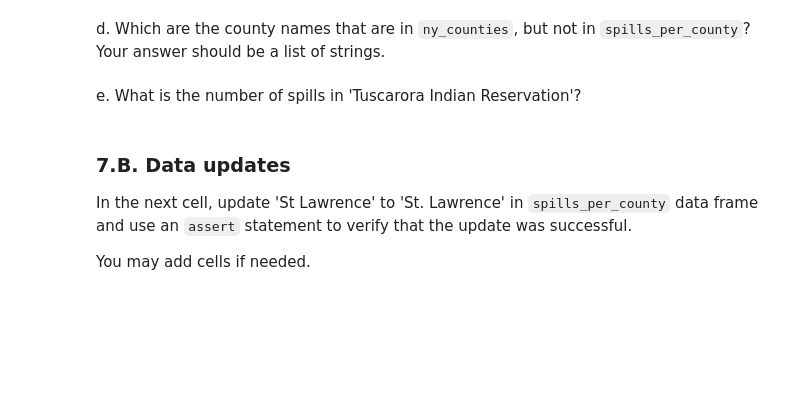
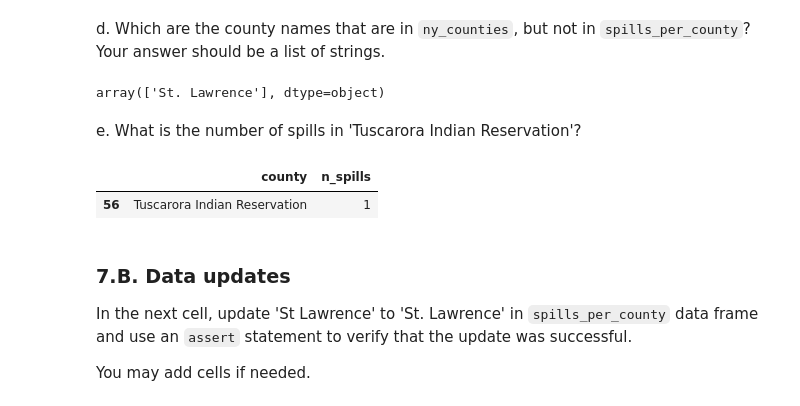
Before and after one commit to marinakochuten/eds220-hwk3, a Jupyter notebook: hwk3-task2-oil-spills.ipynb, the cells around one changed output. Drawn from its saved outputs; the diff is of its cells as text; code cells hidden in the pictures; blank space fills up the shorter version.

```diff
--- a/hwk3-task2-oil-spills.ipynb
+++ b/hwk3-task2-oil-spills.ipynb
@@ -422,3 +447,9 @@ diff_names_ny
+# %%
+# Find counties in ny_counties tha are not in spills_per_county
+diff_names_ny = np.setdiff1d(ny_counties.name.unique(), spills_per_county.county.unique())
+diff_names_ny
+# %% [output]
+array(['St. Lawrence'], dtype=object)
 # %% [markdown]
 
 
@@ -429,3 +458,9 @@ e. What is the number of spills in 'Tuscarora Indian Reservation'?
+# %%
+# e. Find number of spills in 'Tuscarora Indian Reservation'
+spills_per_county[spills_per_county.county == 'Tuscarora Indian Reservation']
+# %% [output]
+|  | county | n_spills |
+| 56 | Tuscarora Indian Reservation | 1 |
 # %% [markdown]
 ### 7.B. Data updates
 
```
Also changed, not shown: parts of 20 cells of this notebook.
